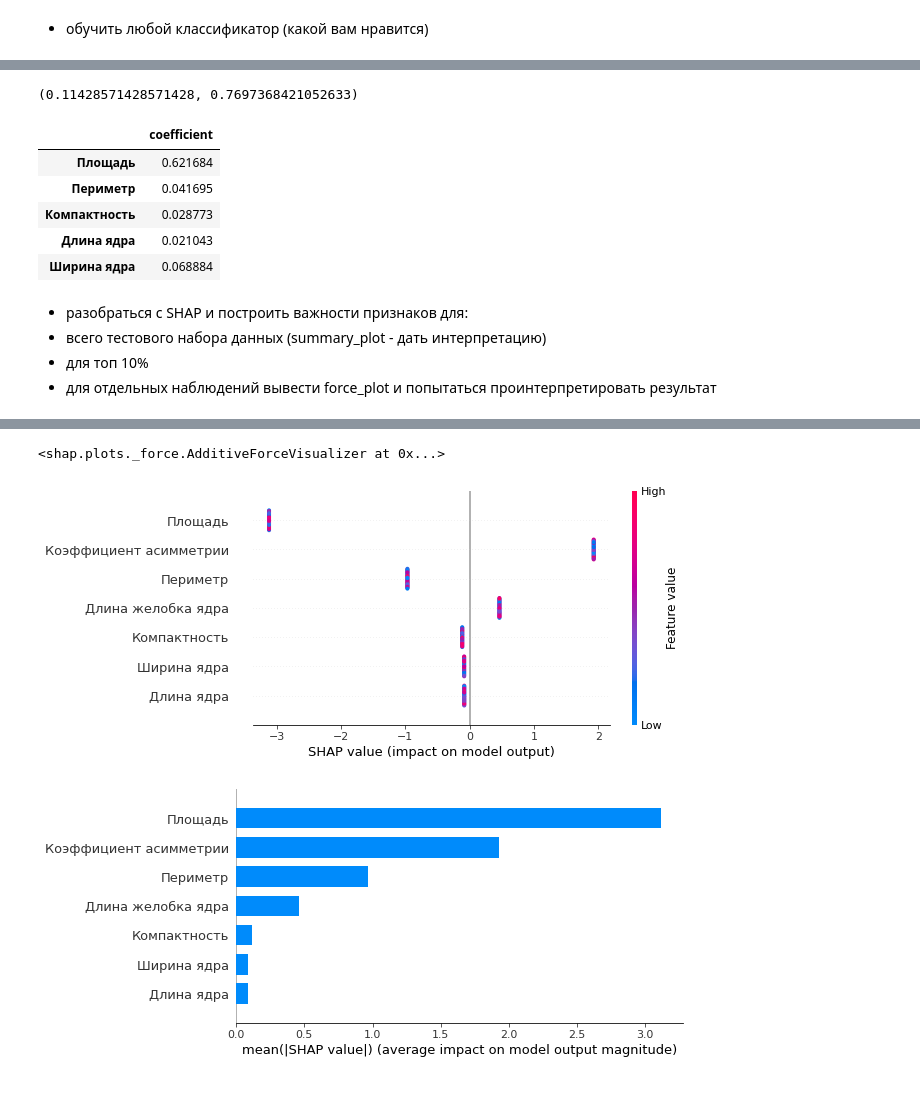
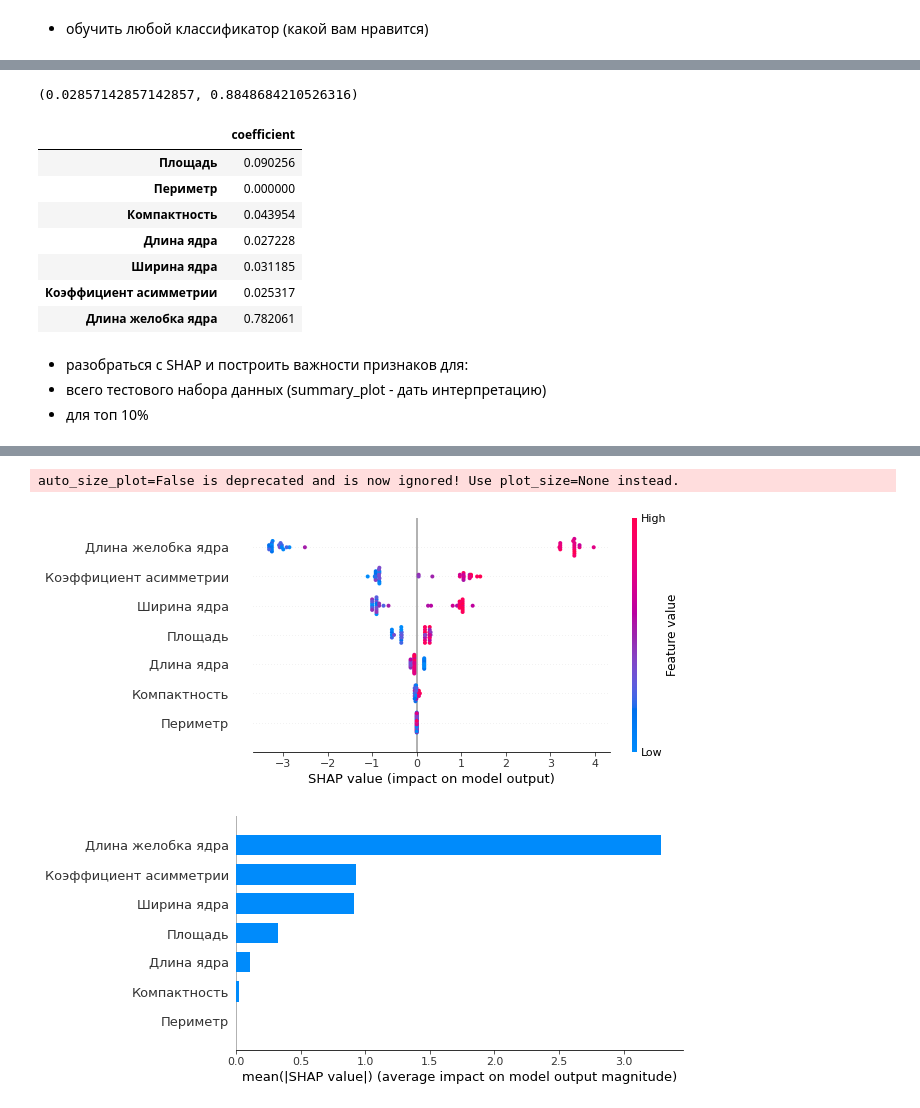
Before and after one commit to DaniilMelnik/ML_in_Bussines, a Jupyter notebook: HW_7.ipynb, the cells around one changed output, grey strips where cells are left out. Cells and saved outputs as stored; diff of their text form; code cells hidden in the pictures.

```diff
--- a/HW_7.ipynb
+++ b/HW_7.ipynb
@@ -67,8 +45,12 @@ Name: Класс, dtype: int64
 # %%
-df = df.loc[df['Класс'] != 2]
+df = df.loc[df['Класс'] != 3]
 # %%
 target = "Класс"
 features = [x for x in df.columns if x != target]
 
-#разделим данные на train/test
 X_train, X_test, y_train, y_test = train_test_split(df[features], df[target], random_state=0)
+scaler = StandardScaler()
+X_train_scaled = scaler.fit_transform(X_train)
+X_test_scaled = scaler.transform(X_test)
+X_train = pd.DataFrame(X_train_scaled, index=X_train.index, columns=X_train.columns)
+X_test = pd.DataFrame(X_test_scaled, index=X_test.index, columns=X_test.columns)
@@ -88,13 +57,11 @@ feature_processing = Pipeline([('feats', feats)])
 # %% [markdown]
 - обучить любой классификатор (какой вам нравится)
 # %%
-model = Pipeline([
-    ('features',feats),
-    ('classifier', xgb.XGBClassifier(learning_rate =0.1,
+model = xgb.XGBClassifier(learning_rate =0.1,
                                      n_estimators=100,
                                      max_depth=5,
-                                     min_child_weight=1,)),
-])
+                                     min_child_weight=1)
+
 
 model.fit(X_train, y_train)
 # %% [output]
@@ -122,24 +79,25 @@ predictions =  model.predict(X_test)
 
 mean_absolute_error(y_pred=predictions, y_true=y_test), r2_score(y_pred=predictions, y_true=y_test)
 # %% [output]
-(0.11428571428571428, 0.7697368421052633)
+(0.02857142857142857, 0.8848684210526316)
 # %%
-xgb_features = pd.DataFrame(model[1].feature_importances_,
+xgb_features = pd.DataFrame(model.feature_importances_,
                         features,
                         columns=['coefficient'])
-xgb_features.head()
+xgb_features
 # %% [output]
 |  | coefficient |
-| Площадь | 0.621684 |
-| Периметр | 0.041695 |
-| Компактность | 0.028773 |
-| Длина ядра | 0.021043 |
-| Ширина ядра | 0.068884 |
+| Площадь | 0.090256 |
+| Периметр | 0.000000 |
+| Компактность | 0.043954 |
+| Длина ядра | 0.027228 |
+| Ширина ядра | 0.031185 |
+| Коэффициент асимметрии | 0.025317 |
+| Длина желобка ядра | 0.782061 |
 # %% [markdown]
 - разобраться с SHAP и построить важности признаков для:
 - всего тестового набора данных (summary_plot - дать интерпретацию)
 - для топ 10%
-- для отдельных наблюдений вывести force_plot и попытаться проинтерпретировать результат
 # %%
 #%pip install shap
 # %%
@@ -153,19 +111,15 @@ import matplotlib.pyplot as plt
 %matplotlib inline
 # %% [output]
 [interactive output not drawn]
-# %%
-explainer = shap.TreeExplainer(model.named_steps["classifier"])
-shap_values = explainer.shap_values(X_test)
-
-# visualize the first prediction's explanation (use matplotlib=True to avoid Javascript)
-shap.force_plot(explainer.expected_value, shap_values[0,:], X_test.iloc[0,:])
-# %% [output]
-<shap.plots._force.AdditiveForceVisualizer at 0x...>
+# %%
+explainer = shap.TreeExplainer(model)
+shap_values = explainer.shap_values(X_test)
 # %%
-shap.summary_plot(shap_values, X_test)
+shap.summary_plot(shap_values, X_test, auto_size_plot=True)
 # %% [output]
+auto_size_plot=False is deprecated and is now ignored! Use plot_size=None instead.
-[figure, old version]
+[figure, new version]
 # %%
 shap.summary_plot(shap_values, X_test, plot_type="bar")
 # %% [output]
-[figure, old version]
+[figure, new version]
```
Also changed, not shown: parts of 11 cells of this notebook.
